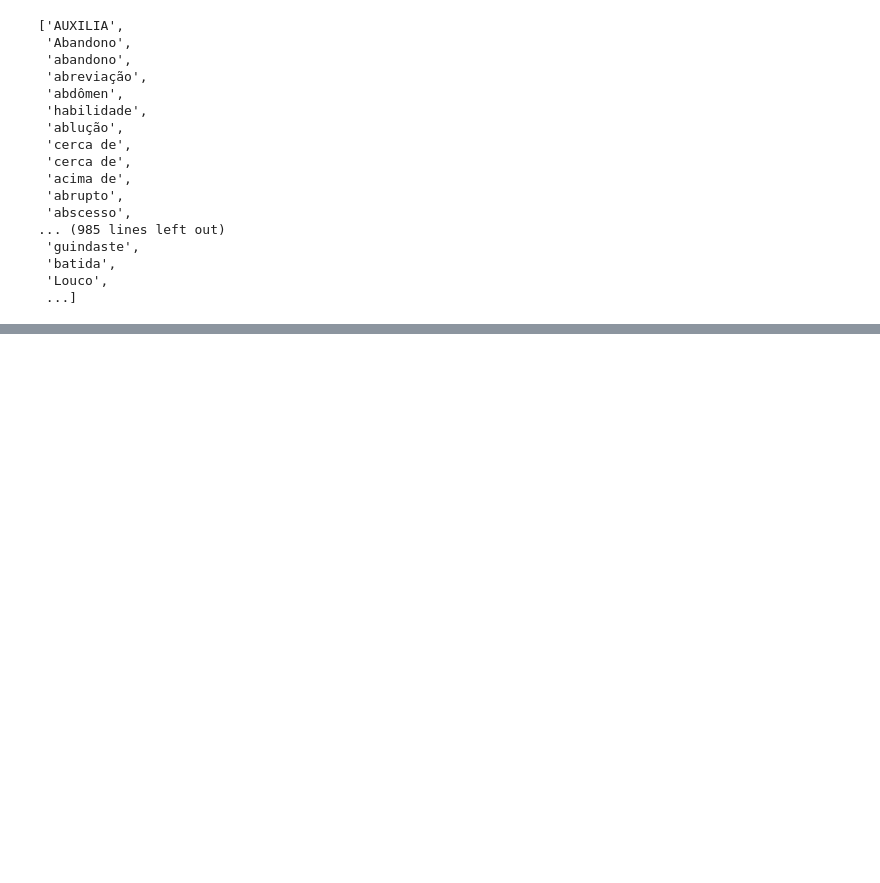
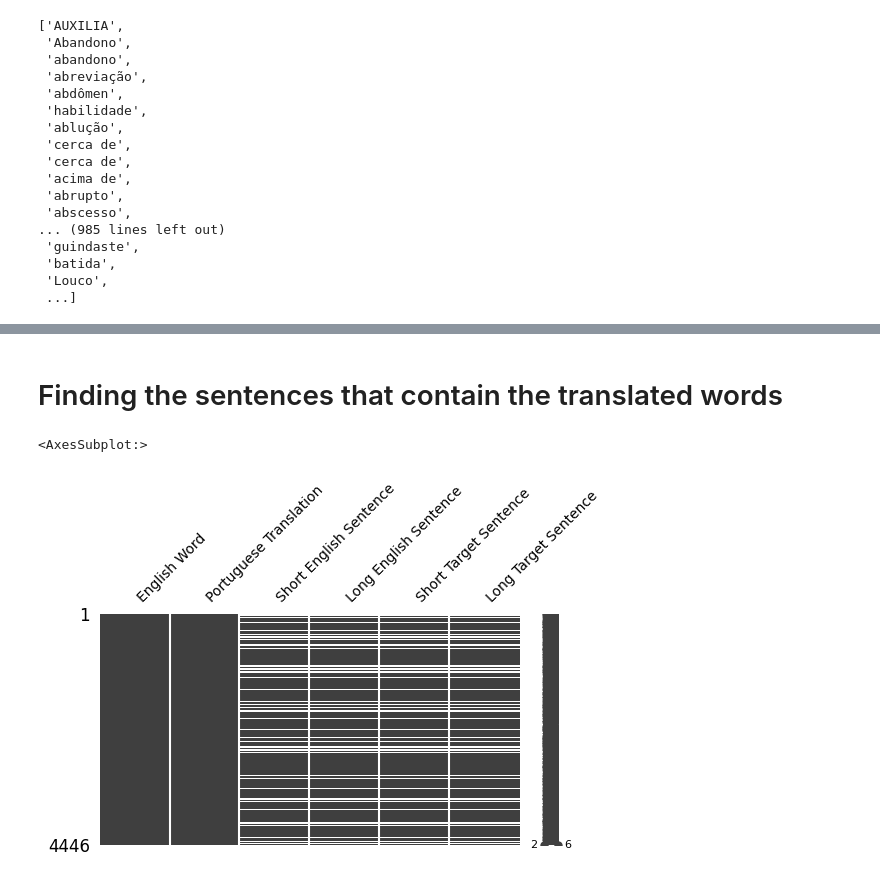
Before and after one commit to hugolpz/WeSpeaxExos, a Jupyter notebook: common/generation/tatoebaExerciseGeneration.ipynb, the cells around one changed output, grey strips where cells are left out. Drawn from its saved outputs; the diff is of its cells as text; code cells hidden in the pictures; blank space fills up the shorter version.

Commit message:
Finished working on tatoeba. Aiming for opensubtitles

```diff
--- a/common/generation/tatoebaExerciseGeneration.ipynb
+++ b/common/generation/tatoebaExerciseGeneration.ipynb
@@ -262 +262,4 @@ to_save = pd.DataFrame({"English Word": lemmatized_english_words, "Portuguese Tr
 to_save.to_csv("../../data/corpus/english_portuguese_translations.tsv", sep="\t", index=False)
+# %%
+en_pt_translated = pd.read_csv("../../data/corpus/english_portuguese_translations.tsv", sep="\t")
+en_pt_translated
@@ -262,0 +280,38 @@ to_save.to_csv("../../data/corpus/english_portuguese_translations.tsv", sep="\t"
+# %% [markdown]
+# Finding the sentences that contain the translated words
+# %%
+resultDf = []
+
+for idx, target_word in tqdm(enumerate(en_pt_translated["Portuguese Translation"].values)):
+    if type(target_word) is str:
+        matching_sentences = []
+        for en_sentence, pt_sentence in tatoebaPorDf[["English sentence", "Portuguese sentence"]].values:
+            if target_word in str(pt_sentence).replace(".", "").split(" "):
+                matching_sentences.append({"source": en_sentence, "target": pt_sentence})
+        if len(matching_sentences) > 0:
+            matching_sentences.sort(key=lambda s: len(s["source"]))
+            resultDf.append({
+                "English Word": en_pt_translated.loc[en_pt_translated.index[idx], "English Lemma"],
+                "Portuguese Translation": target_word,
+                "Short English Sentence": matching_sentences[0]["source"],
+                "Long English Sentence": matching_sentences[-1]["source"],
+                "Short Target Sentence": matching_sentences[0]["target"],
+                "Long Target Sentence": matching_sentences[-1]["target"],
+            })
+        else :
+            resultDf.append({
+                "English Word": en_pt_translated.loc[en_pt_translated.index[idx], "English Lemma"],
+                "Portuguese Translation": target_word,
+                "Short English Sentence": pd.NA,
+                "Long English Sentence": pd.NA,
+                "Short Target Sentence": pd.NA,
+                "Long Target Sentence": pd.NA,
+            })
+
+result = pd.DataFrame(resultDf)
+result.to_csv("../../data/corpus/english_portuguese_corpus-from_translate.tsv", sep="\t", index=False)
+# %%
+msno.matrix(result, figsize=(6, 3), fontsize=10)
+# %% [output]
+<AxesSubplot:>
+[figure, added]
```
Also changed, not shown: parts of 7 cells of this notebook, 2 other files.
